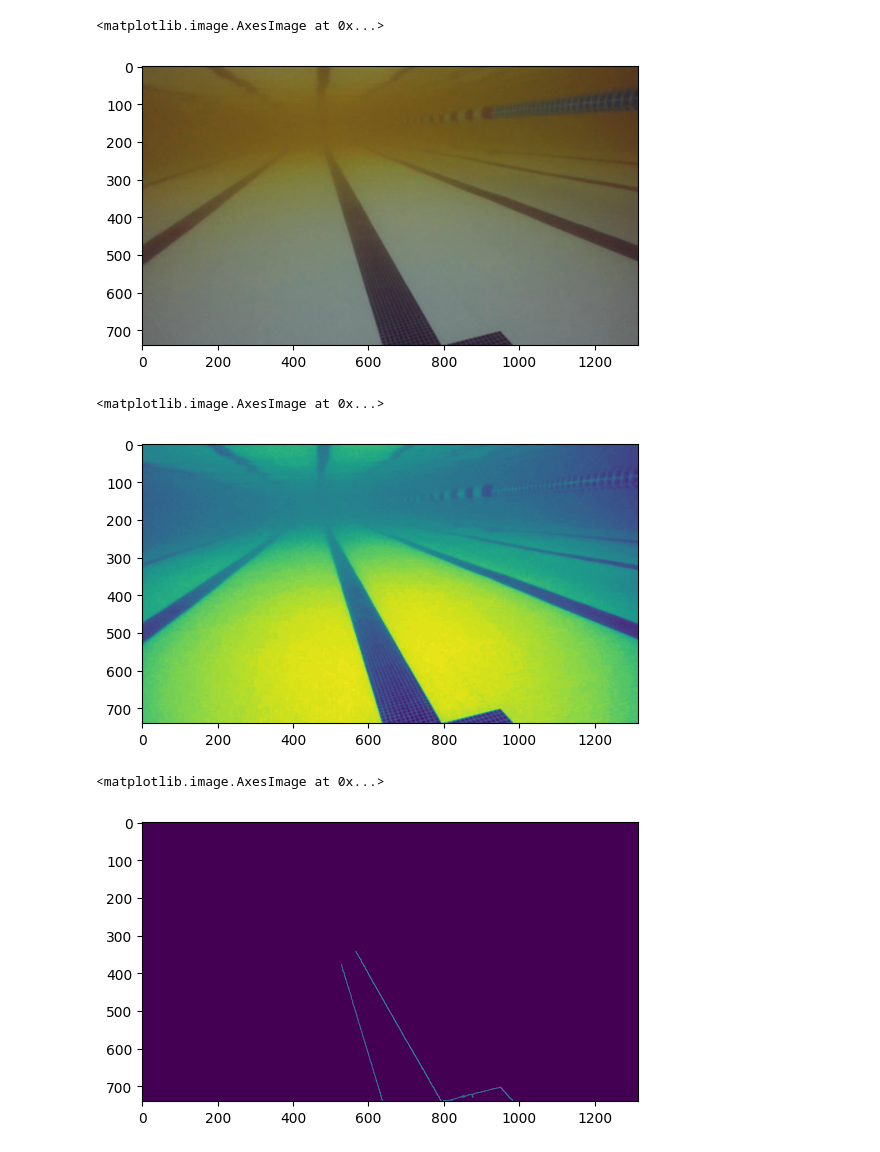
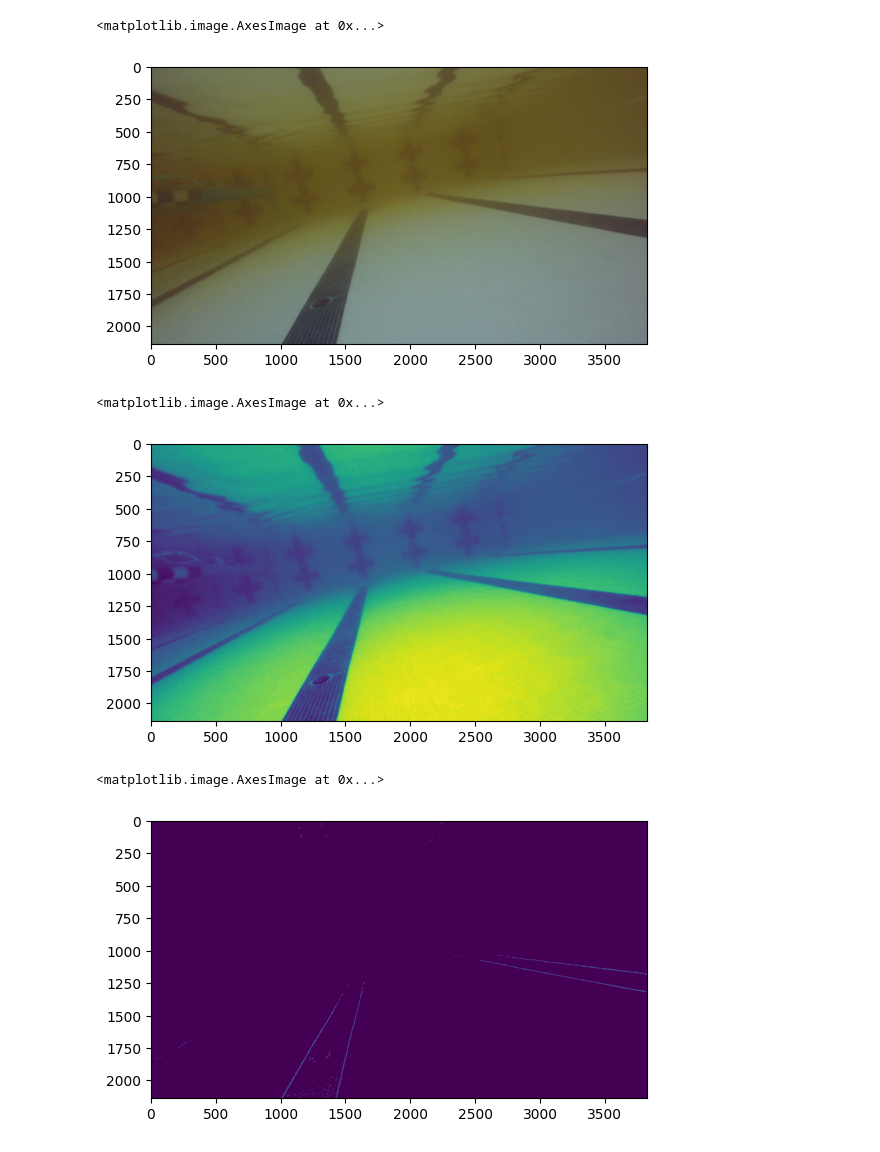
Before and after one commit to Dyoseus/cv-intro, a Jupyter notebook: test.ipynb, the cells around one changed output. Drawn from its saved outputs; the diff is of its cells as text; code cells hidden in the pictures.

```diff
--- a/test.ipynb
+++ b/test.ipynb
@@ -3,23 +3,23 @@ import cv2
 import numpy as np
 import matplotlib.pyplot as plt
 # %%
-img = cv2.imread('rov_pool.jpg')
+img = cv2.imread('lanes.png')
 plt.imshow(img)
 # %% [output]
 <matplotlib.image.AxesImage at 0x...>
-[figure, old version]
+[figure, new version]
 # %%
 gray = cv2.cvtColor(img, cv2.COLOR_BGR2GRAY) # convert to grayscale
 plt.imshow(gray)
 # %% [output]
 <matplotlib.image.AxesImage at 0x...>
-[figure, old version]
+[figure, new version]
 # %%
-edges = cv2.Canny(gray, 50, 150, apertureSize=3) # detect edges
+edges = cv2.Canny(gray, 30, 40, apertureSize=3) # detect edges
 plt.imshow(edges)
 # %% [output]
 <matplotlib.image.AxesImage at 0x...>
-[figure, old version]
+[figure, new version]
 # %%
 lines = cv2.HoughLinesP(edges, 1, np.pi/180, 1, minLineLength=300, maxLineGap=200) # detect lines
 
```
Also changed, not shown: parts of 1 cell of this notebook, 2 other files.
